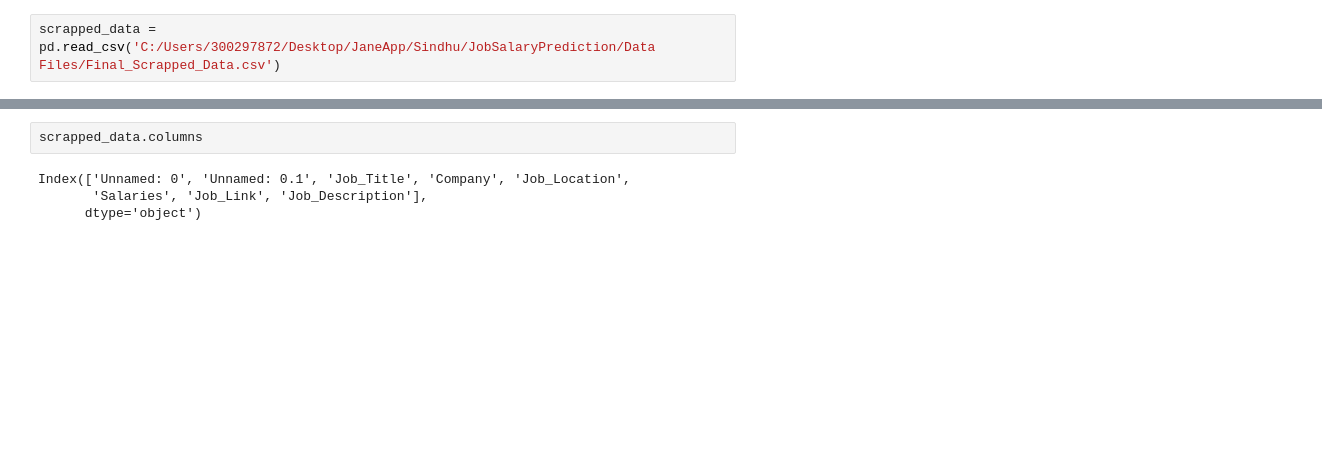
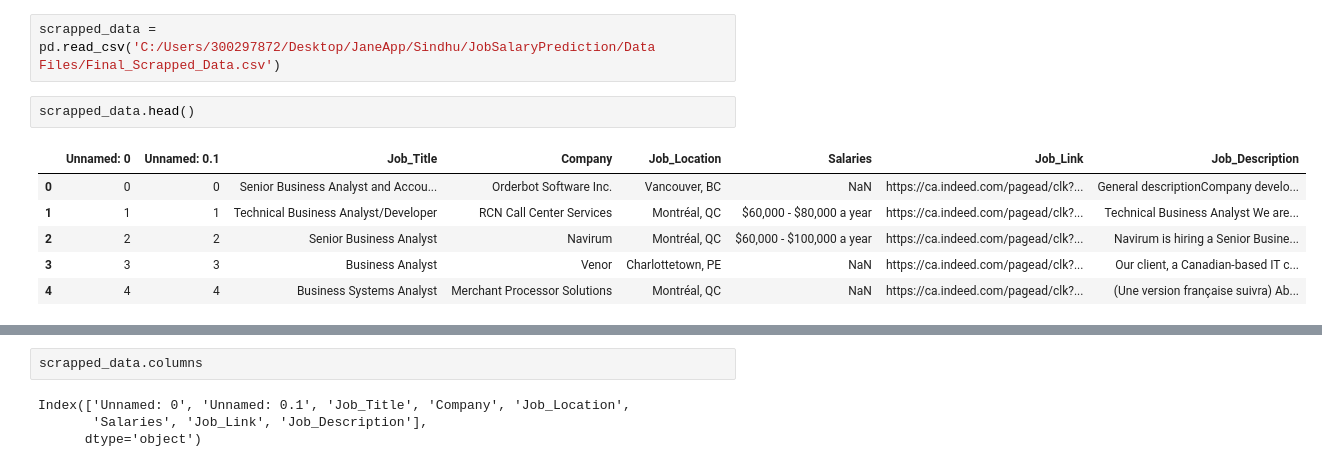
Before and after one commit to munipadmanabha-s7872/JobSalaryPrediction, a Jupyter notebook: Cleaning&Model_Codes/Cleaning&Model_Building.ipynb, the cells around one changed output, grey strips where cells are left out. Cells and saved outputs as stored; diff of their text form; blank space fills up the shorter version.

```diff
--- a/Cleaning&Model_Codes/Cleaning&Model_Building.ipynb
+++ b/Cleaning&Model_Codes/Cleaning&Model_Building.ipynb
@@ -18,5 +29,14 @@ from sklearn.linear_model import LogisticRegression
 # %%
 scrapped_data = pd.read_csv('C:/Users/300297872/Desktop/JaneApp/Sindhu/JobSalaryPrediction/Data Files/Final_Scrapped_Data.csv')
+# %%
+scrapped_data.head()
+# %% [output]
+|  | Unnamed: 0 | Unnamed: 0.1 | Job_Title | Company | Job_Location | Salaries | Job_Link | Job_Description |
+| 0 | 0 | 0 | Senior Business Analyst and Accou... | Orderbot Software Inc. | Vancouver, BC | NaN | https://ca.indeed.com/pagead/clk?... | General descriptionCompany develo... |
+| 1 | 1 | 1 | Technical Business Analyst/Developer | RCN Call Center Services | Montréal, QC | $60,000 - $80,000 a year | https://ca.indeed.com/pagead/clk?... | Technical Business Analyst We are... |
+| 2 | 2 | 2 | Senior Business Analyst | Navirum | Montréal, QC | $60,000 - $100,000 a year | https://ca.indeed.com/pagead/clk?... | Navirum is hiring a Senior Busine... |
+| 3 | 3 | 3 | Business Analyst | Venor | Charlottetown, PE | NaN | https://ca.indeed.com/pagead/clk?... | Our client, a Canadian-based IT c... |
+| 4 | 4 | 4 | Business Systems Analyst | Merchant Processor Solutions | Montréal, QC | NaN | https://ca.indeed.com/pagead/clk?... | (Une version française suivra) Ab... |
 # %%
 scrapped_data.shape
 # %% [output]
```
Also changed, not shown: parts of 21 cells of this notebook.
